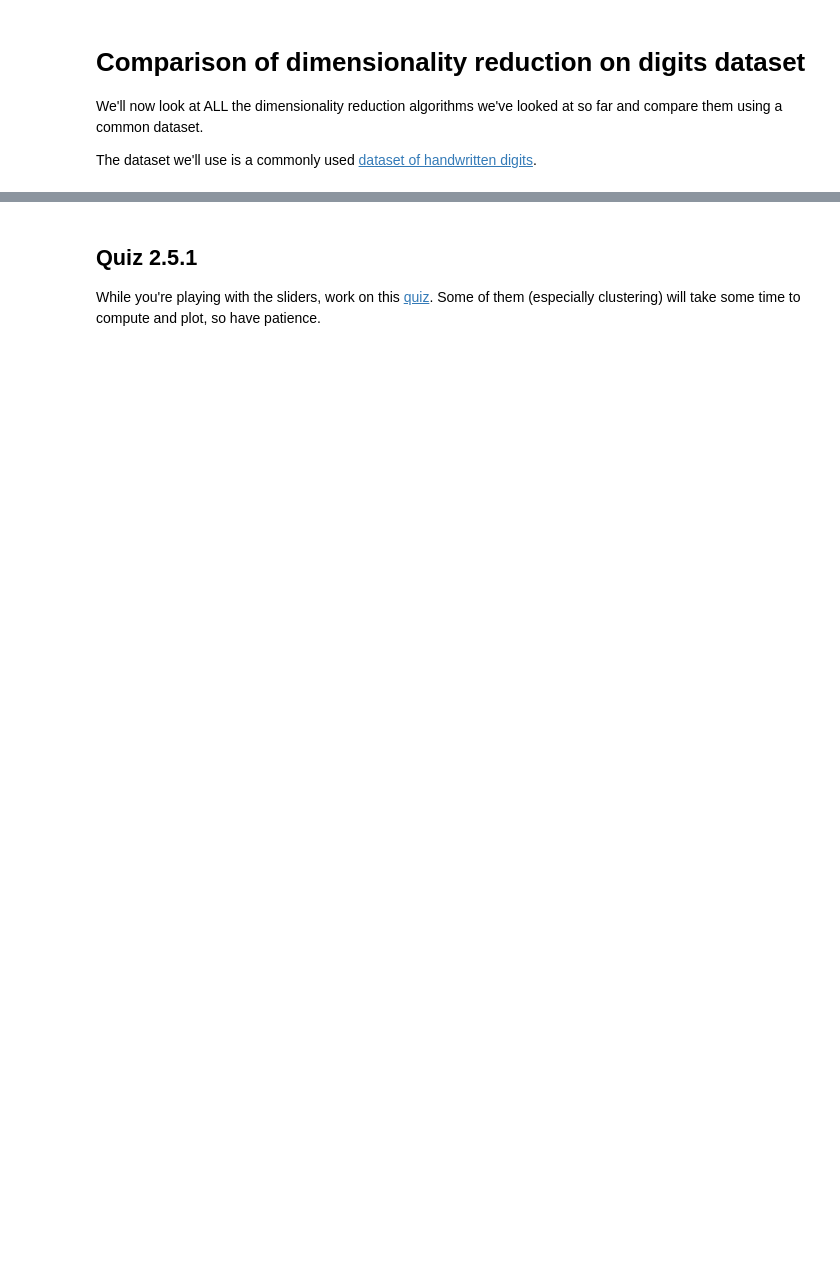
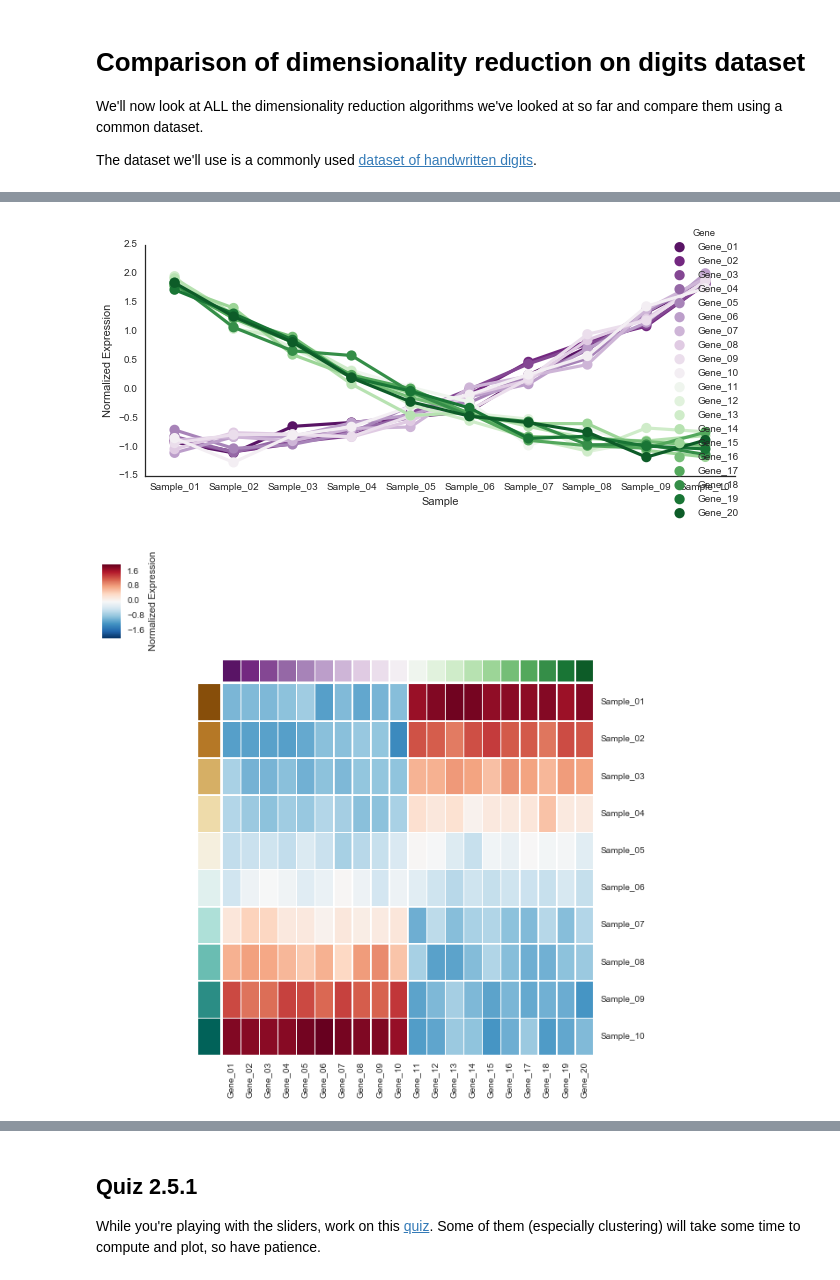
Before and after one commit to YeoLab/single-cell-bioinformatics, a Jupyter notebook: 2._Exploring_your_data/2.5_Comparison_on_digits_dataset.ipynb, the cells around one changed output, grey strips where cells are left out. Saved outputs shown, nothing was run; the diff lists cells and outputs as text; code cells hidden in the pictures; blank space fills up the shorter version.

```diff
--- a/2._Exploring_your_data/2.5_Comparison_on_digits_dataset.ipynb
+++ b/2._Exploring_your_data/2.5_Comparison_on_digits_dataset.ipynb
@@ -7,3 +62,44 @@ The dataset we'll use is a commonly used [dataset of handwritten digits](http://
+# %%
+np.random.seed(2016)
+
+n_samples = 10
+n_genes = 20
+
+half_genes = int(n_genes/2)
+half_samples = int(n_samples/2)
+size = n_samples * n_genes
+
+genes = ['Gene_{}'.format(str(i+1).zfill(2)) for i in range(n_genes)]
+samples = ['Sample_{}'.format(str(i+1).zfill(2)) for i in range(n_samples)]
+
+pseudotime_data = pd.DataFrame(np.random.randn(size).reshape(n_samples, n_genes), index=samples, columns=genes)
+
+# Add "psueodotime"
+pseudotime_data.iloc[:, :half_genes] = pseudotime_data.iloc[:, :half_genes].add(np.square(np.arange(n_samples)/2), axis=0)
+pseudotime_data.iloc[:, half_genes:] = pseudotime_data.iloc[:, half_genes:].add(np.square(np.arange(n_samples)[::-1]/2), axis=0)
+
+
+# Normalize genes using z-scores
+pseudotime_data = (pseudotime_data - pseudotime_data.mean())/pseudotime_data.std()
+
+pseudotime_row_colors = sns.color_palette('BrBG', n_colors=n_samples)
+pseudotime_col_colors = sns.color_palette("PRGn", n_colors=n_genes)
+tidy = pseudotime_data.unstack().reset_index()
+tidy = tidy.rename(columns={'level_0': 'Gene', 'level_1': "Sample", 0:'Normalized Expression'})
+tidy.head()
+
+g = sns.factorplot(data=tidy, hue='Gene', palette=pseudotime_col_colors, x='Sample',
+                   y='Normalized Expression', aspect=2)
+# g.map(plt.plot, x='Sample', y='Normalized Expression')
+
+
+g = sns.clustermap(pseudotime_data, row_colors=pseudotime_row_colors, col_cluster=False, row_cluster=False,
+                   linewidth=0.5, col_colors=pseudotime_col_colors,
+                   cbar_kws=dict(label='Normalized Expression'))
+plt.setp(g.ax_heatmap.get_yticklabels(), rotation=0);
+# %% [output]
+[figure, added]
+[figure, added]
 # %%
 # Authors: Fabian Pedregosa <fabian.pedregosa@inria.fr>
 #          Olivier Grisel <olivier.grisel@ensta.org>
```
Also changed, not shown: parts of 4 cells of this notebook, 3 other files.
